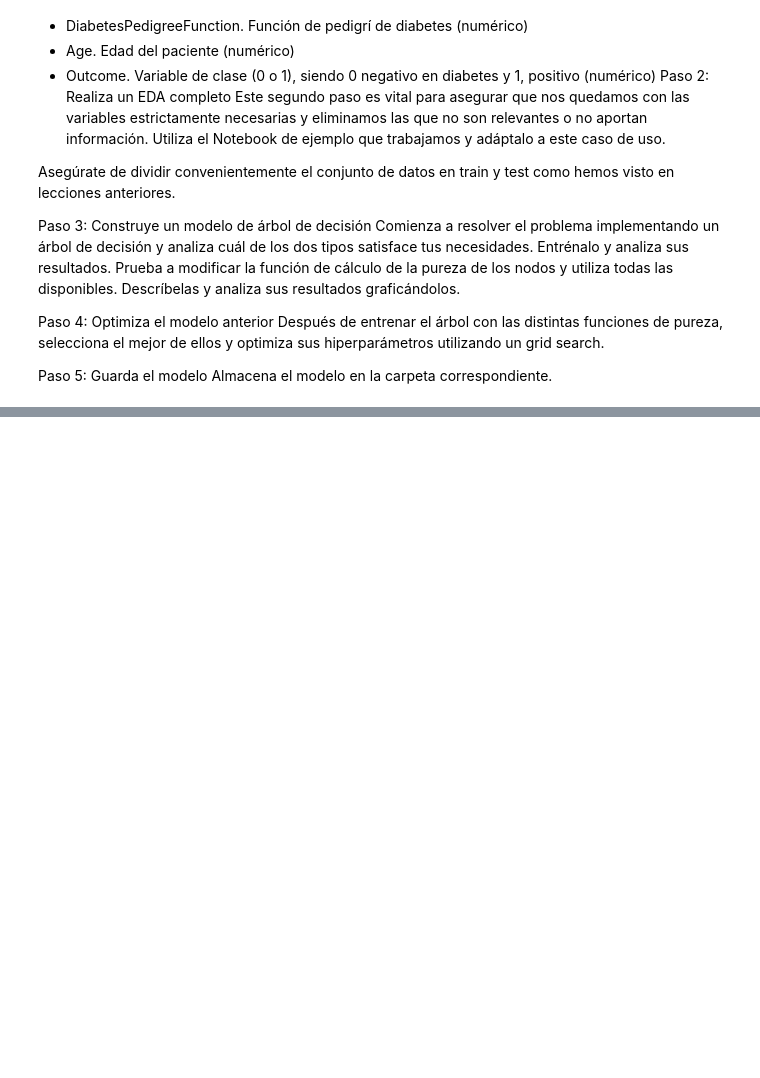
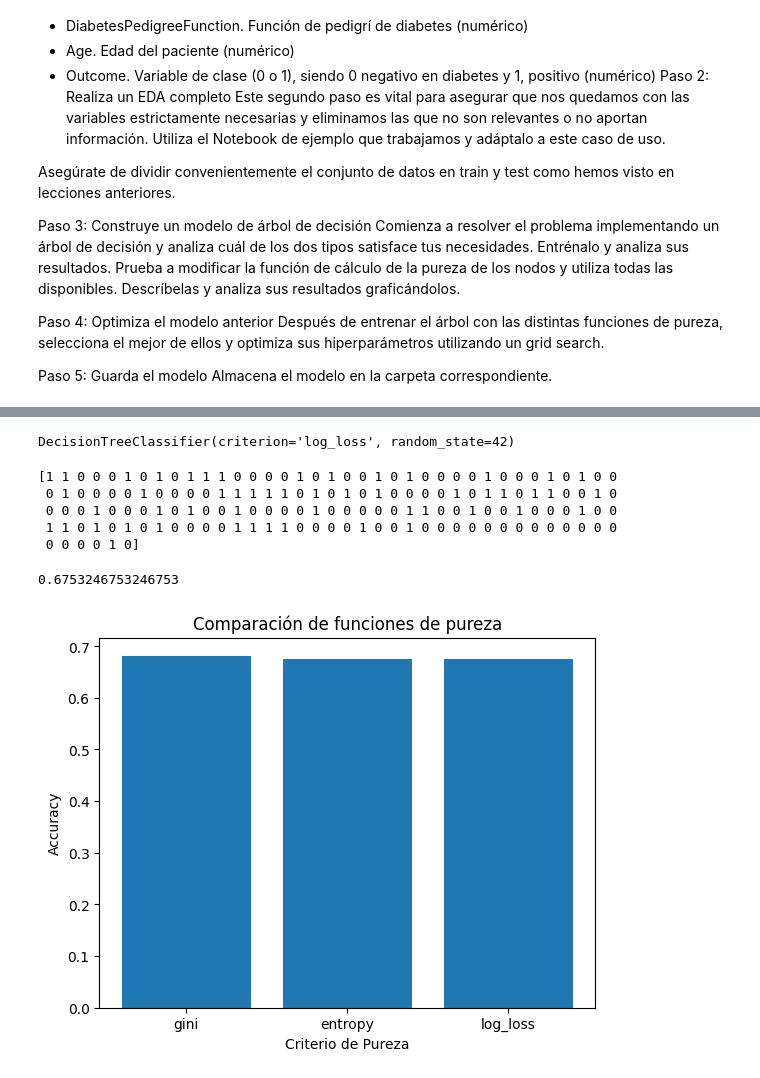
Before and after one commit to natbp/natbp_intro_ML, a Jupyter notebook: src/04-decision-tree-diabetes.ipynb, the cells around one changed output, grey strips where cells are left out. Drawn from its saved outputs; the diff is of its cells as text; code cells hidden in the pictures; blank space fills up the shorter version.

```diff
--- a/src/04-decision-tree-diabetes.ipynb
+++ b/src/04-decision-tree-diabetes.ipynb
@@ -46,0 +246,32 @@ y_test = pd.read_csv("../data/processed/y_test_diabetes.csv").values.ravel()
+# %%
+modelo_log.fit(X_train, y_train)
+# %% [output]
+DecisionTreeClassifier(criterion='log_loss', random_state=42)
+# %%
+pred_log = modelo_log.predict(X_test)
+print(pred_log)
+# %% [output]
+[1 1 0 0 0 1 0 1 0 1 1 1 0 0 0 0 1 0 1 0 0 1 0 1 0 0 0 0 1 0 0 0 1 0 1 0 0
+ 0 1 0 0 0 0 1 0 0 0 0 1 1 1 1 1 0 1 0 1 0 1 0 0 0 0 1 0 1 1 0 1 1 0 0 1 0
+ 0 0 0 1 0 0 0 1 0 1 0 0 1 0 0 0 0 1 0 0 0 0 0 1 1 0 0 1 0 0 1 0 0 0 1 0 0
+ 1 1 0 1 0 1 0 1 0 0 0 0 1 1 1 1 0 0 0 0 1 0 0 1 0 0 0 0 0 0 0 0 0 0 0 0 0
+ 0 0 0 0 1 0]
+# %%
+acc_log = accuracy_score(y_test, pred_log)
+print(acc_log)
+# %% [output]
+0.6753246753246753
+# %%
+resultados["log_loss"] = acc_log
+# %%
+plt.figure()
+
+plt.bar(resultados.keys(), resultados.values())
+
+plt.xlabel("Criterio de Pureza")
+plt.ylabel("Accuracy")
+plt.title("Comparación de funciones de pureza")
+
+plt.show()
+# %% [output]
+[figure, added]
```
Also changed, not shown: parts of 51 cells of this notebook, 1 other file.
